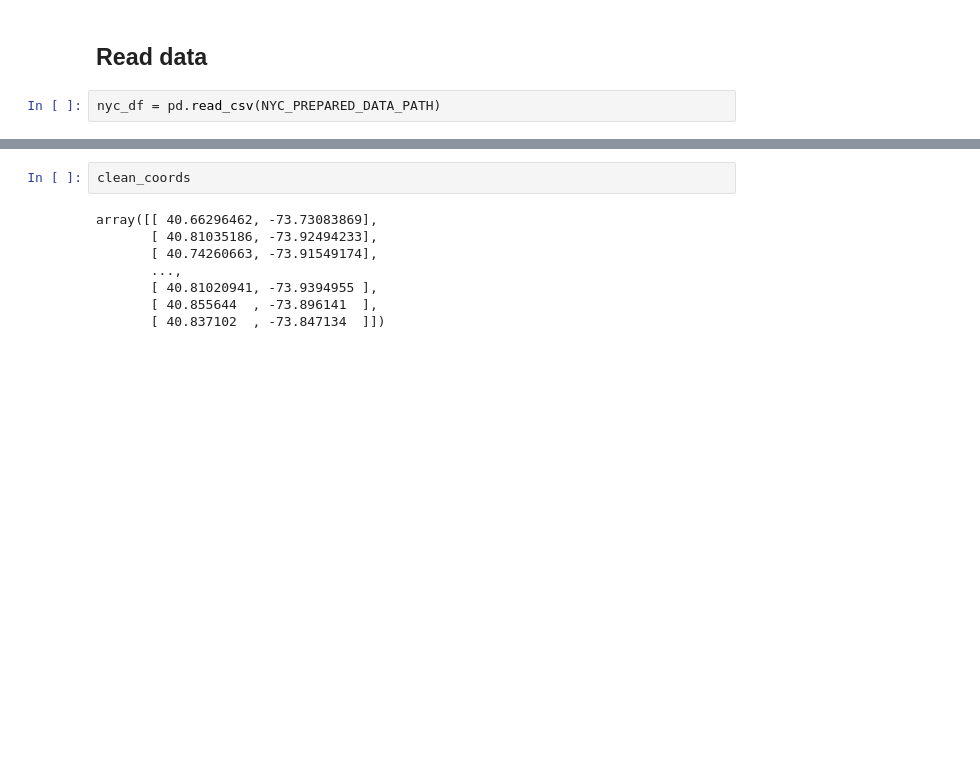
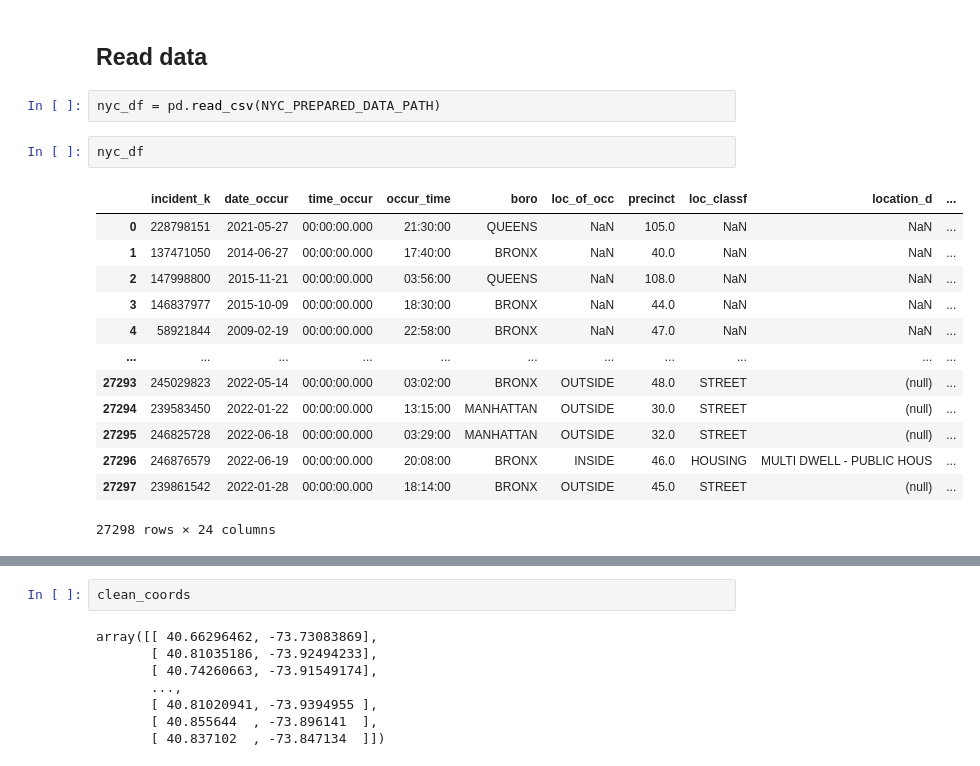
Before and after one commit to jkwiatk1/spatial-data-mining, a Jupyter notebook: 3-dbscan_tests.ipynb, the cells around one changed output, grey strips where cells are left out. Drawn from its saved outputs; the diff is of its cells as text; blank space fills up the shorter version.

```diff
--- a/3-dbscan_tests.ipynb
+++ b/3-dbscan_tests.ipynb
@@ -12,3 +12,19 @@ NYC_PREPARED_DATA_PATH = 'data/NYPD_Shooting_Incident_Data_PREPARE.csv'
 ## Read data
 # %%
 nyc_df = pd.read_csv(NYC_PREPARED_DATA_PATH)
+# %%
+nyc_df
+# %% [output]
+|  | incident_k | date_occur | time_occur | occur_time | boro | loc_of_occ | precinct | loc_classf | location_d | ... |
+| 0 | 228798151 | 2021-05-27 | 00:00:00.000 | 21:30:00 | QUEENS | NaN | 105.0 | NaN | NaN | ... |
+| 1 | 137471050 | 2014-06-27 | 00:00:00.000 | 17:40:00 | BRONX | NaN | 40.0 | NaN | NaN | ... |
+| 2 | 147998800 | 2015-11-21 | 00:00:00.000 | 03:56:00 | QUEENS | NaN | 108.0 | NaN | NaN | ... |
+| 3 | 146837977 | 2015-10-09 | 00:00:00.000 | 18:30:00 | BRONX | NaN | 44.0 | NaN | NaN | ... |
+| 4 | 58921844 | 2009-02-19 | 00:00:00.000 | 22:58:00 | BRONX | NaN | 47.0 | NaN | NaN | ... |
+| ... | ... | ... | ... | ... | ... | ... | ... | ... | ... | ... |
+| 27293 | 245029823 | 2022-05-14 | 00:00:00.000 | 03:02:00 | BRONX | OUTSIDE | 48.0 | STREET | (null) | ... |
+| 27294 | 239583450 | 2022-01-22 | 00:00:00.000 | 13:15:00 | MANHATTAN | OUTSIDE | 30.0 | STREET | (null) | ... |
+| 27295 | 246825728 | 2022-06-18 | 00:00:00.000 | 03:29:00 | MANHATTAN | OUTSIDE | 32.0 | STREET | (null) | ... |
+| 27296 | 246876579 | 2022-06-19 | 00:00:00.000 | 20:08:00 | BRONX | INSIDE | 46.0 | HOUSING | MULTI DWELL - PUBLIC HOUS | ... |
+| 27297 | 239861542 | 2022-01-28 | 00:00:00.000 | 18:14:00 | BRONX | OUTSIDE | 45.0 | STREET | (null) | ... |
+27298 rows × 24 columns
```
Also changed, not shown: parts of 14 cells of this notebook, 3 other files.
